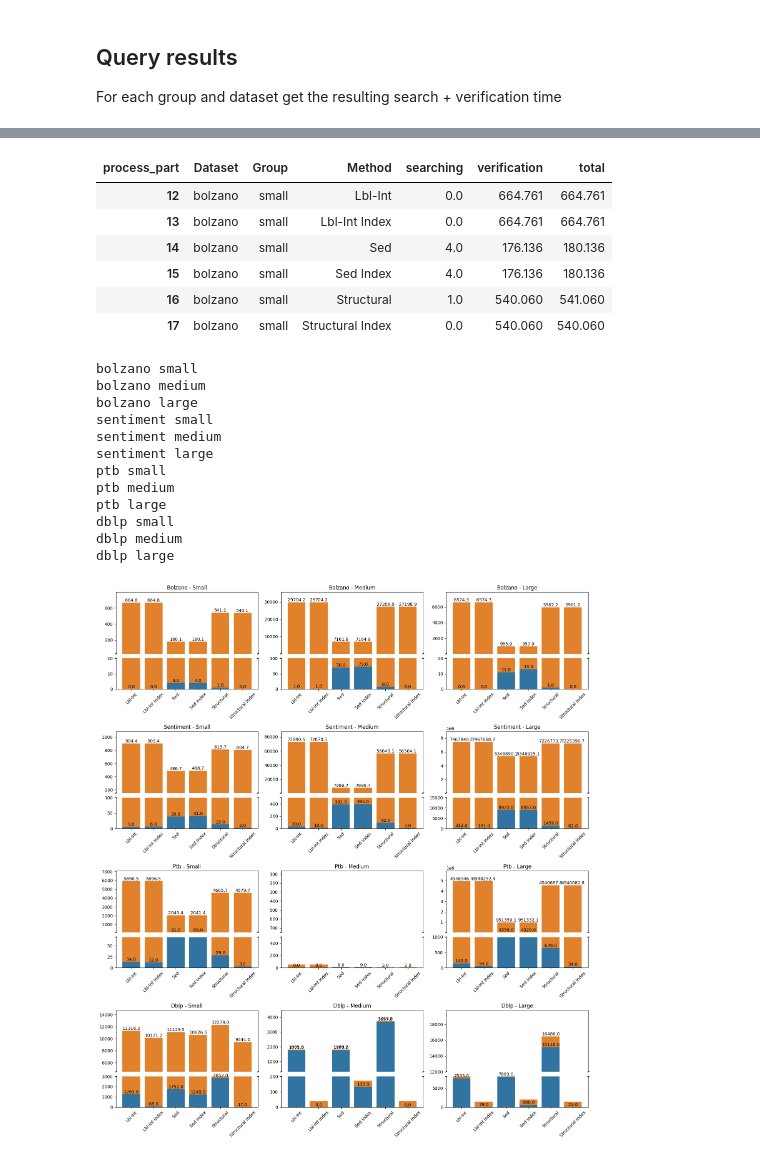
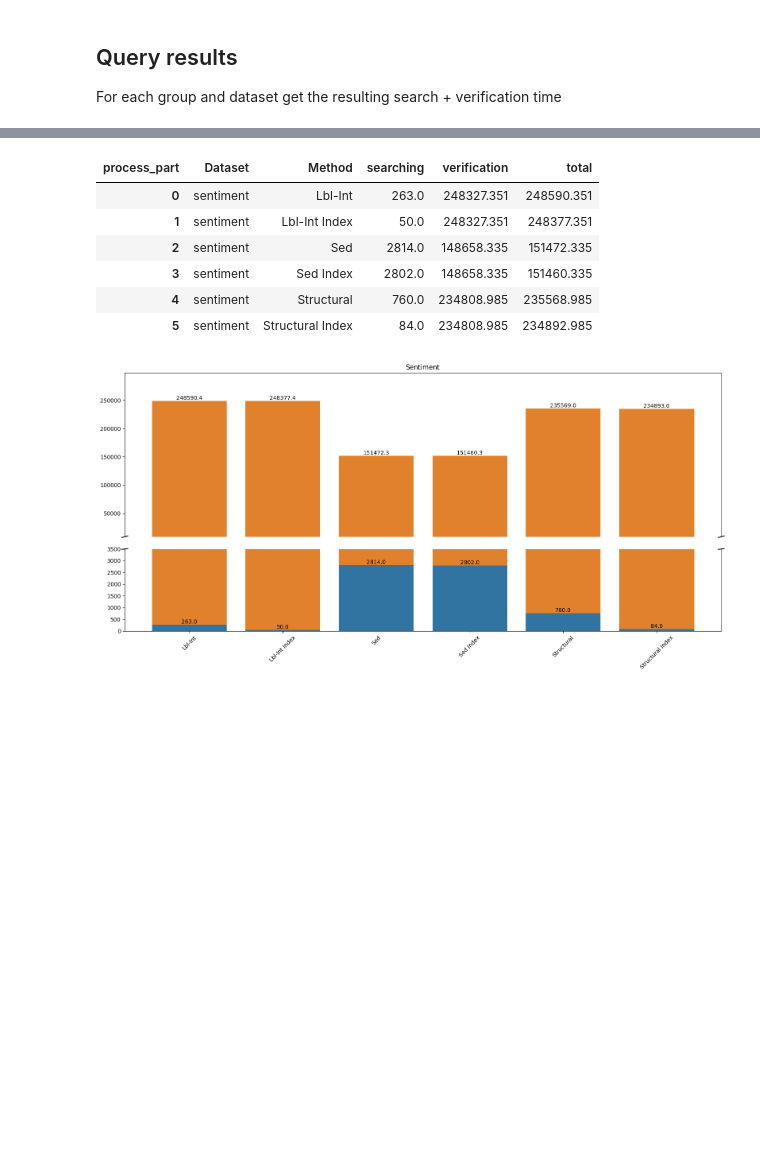
Before and after one commit to LukMRVC/tree-statistics, a Jupyter notebook: TED-viz.ipynb, the cells around one changed output, grey strips where cells are left out. Drawn from its saved outputs; the diff is of its cells as text; code cells hidden in the pictures; blank space fills up the shorter version.

```diff
--- a/TED-viz.ipynb
+++ b/TED-viz.ipynb
@@ -2055,0 +2079,14 @@ display(times_df)
+# %%
+fig, axes = plt.subplots(2, 2, figsize=(14, 12))
+
+kinds = lower_bounds + ('queries', )
+combs = [(ds, k) for ds in datasets for k in kinds]
+
+for (ds, kind), ax in zip(combs, axes.ravel()):
+    sns.histplot(
+        data = tree_sizes_stats[(tree_sizes_stats['Dataset'] == ds.capitalize()) & (tree_sizes_stats['Kind'] == kind.capitalize() + '-stats')],
+        ax=ax,
+    )
+    title = f'{ds.capitalize()}: {kind.capitalize()}'
+    title += ' candidates' if kind in lower_bounds else ''
+    ax.set_title(title)
@@ -2061,0 +2103,8 @@ BASEPATH = 'resources/workloads/divided'
+# %%
+ds_tree_count = dict()
+for ds in datasets:
+    ds_path = join('resources/workloads/traditional', ds.lower() + '_sorted.bracket')
+    with open(ds_path) as f:
+        lines = [l for l in f if l.strip()]
+        ds_tree_count[ds] = len(lines)
+ds_tree_count
@@ -2062,2 +2113,2 @@ BASEPATH = 'resources/workloads/divided'
 # %%
-data = get_plot_data_ds(BASEPATH)
+data = get_plot_data_ds(BASEPATH, ds_tree_count['sentiment'])
@@ -2098,43 +2125,32 @@ data.sdf
 # %%
-data.plotdata[(data.plotdata['Dataset'] == 'bolzano') & (data.plotdata['Group'] == 'small')]
+data.plotdata[(data.plotdata['Dataset'] == 'sentiment')]
 # %% [output]
-| process_part | Dataset | Group | Method | searching | verification | total |
-| 12 | bolzano | small | Lbl-Int | 0.0 | 664.761 | 664.761 |
-| 13 | bolzano | small | Lbl-Int Index | 0.0 | 664.761 | 664.761 |
-| 14 | bolzano | small | Sed | 4.0 | 176.136 | 180.136 |
-| 15 | bolzano | small | Sed Index | 4.0 | 176.136 | 180.136 |
-| 16 | bolzano | small | Structural | 1.0 | 540.060 | 541.060 |
-| 17 | bolzano | small | Structural Index | 0.0 | 540.060 | 540.060 |
+| process_part | Dataset | Method | searching | verification | total |
+| 0 | sentiment | Lbl-Int | 263.0 | 248327.351 | 248590.351 |
+| 1 | sentiment | Lbl-Int Index | 50.0 | 248327.351 | 248377.351 |
+| 2 | sentiment | Sed | 2814.0 | 148658.335 | 151472.335 |
+| 3 | sentiment | Sed Index | 2802.0 | 148658.335 | 151460.335 |
+| 4 | sentiment | Structural | 760.0 | 234808.985 | 235568.985 |
+| 5 | sentiment | Structural Index | 84.0 | 234808.985 | 234892.985 |
 # %%
 breaks = dict(
-    bolzano=dict(small=20, medium=100, large=20),
-    sentiment=dict(small=100, medium=500, large=15_000),
-    dblp=dict(small=3_000, medium=200, large=8_000),
-    ptb=dict(small=70, medium=500, large=10_00),
+    # bolzano=dict(small=20, medium=100, large=20),
+    sentiment=3500,
+    # dblp=dict(small=3_000, medium=200, large=8_000),
+    # ptb=dict(small=70, medium=500, large=10_00),
 )
 order = ['Lbl-Int', 'Lbl-Int Index', 'Sed', 'Sed Index', 'Structural', 'Structural Index']
-fig, axes = plt.subplots(4, 3, figsize=(16, 18))
-for (ds, group), ax in zip([(ds, g) for ds in datasets for g in groups], axes.ravel()):
+fig, axes = plt.subplots(1, 1, figsize=(16, 8))
+axes = np.array([axes]) if not isinstance(axes, np.ndarray) else axes
+for ds, ax in zip(datasets, axes.ravel()):
     bp = plot_broken_stacked_bars(
-        data.plotdata[(data.plotdata['Dataset'] == ds) & (data.plotdata['Group'] == group)],
+        data.plotdata[(data.plotdata['Dataset'] == ds)],
         order,
         ax=ax,
-        break_bottom = breaks[ds][group],
-        break_top = breaks[ds][group] + (breaks[ds][group] // 2)
+        break_bottom = breaks[ds],
+        break_top = breaks[ds] * 2 + (breaks[ds] // 2)
     )
-    ax.set_title(f'{ds.capitalize()} - {group.capitalize()}')
+    ax.set_title(f'{ds.capitalize()}')
 plt.tight_layout()
 # %% [output]
-bolzano small
-bolzano medium
-bolzano large
-sentiment small
-sentiment medium
-sentiment large
-ptb small
-ptb medium
-ptb large
-dblp small
-dblp medium
-dblp large
-[figure, old version]
+[figure, new version]
```
Also changed, not shown: parts of 20 cells of this notebook, 3 other files.
